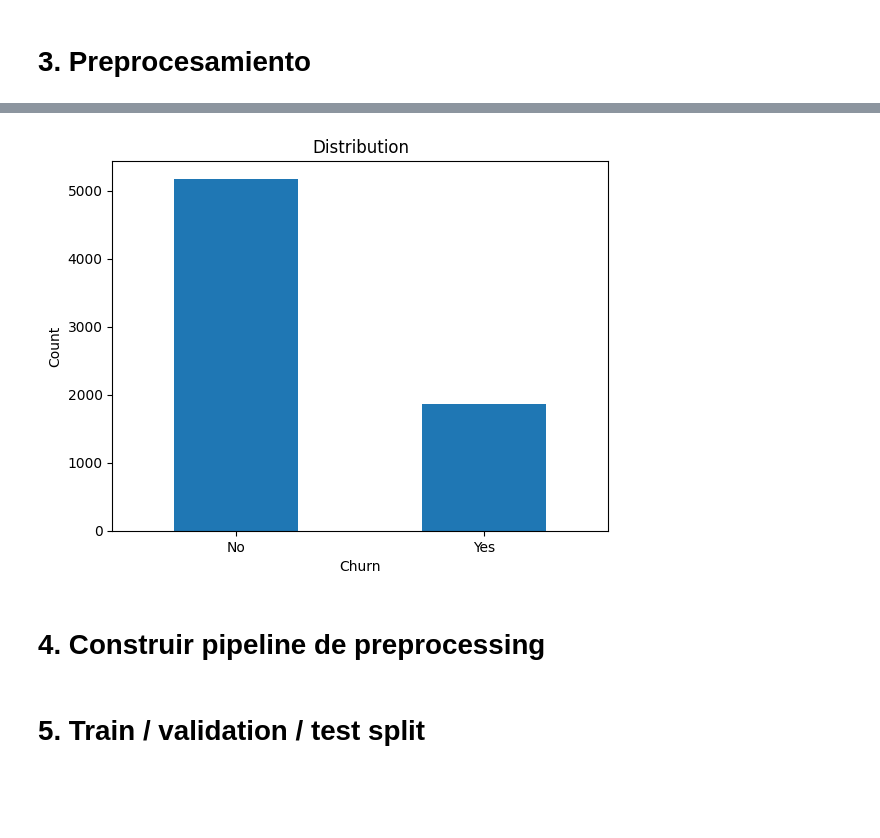
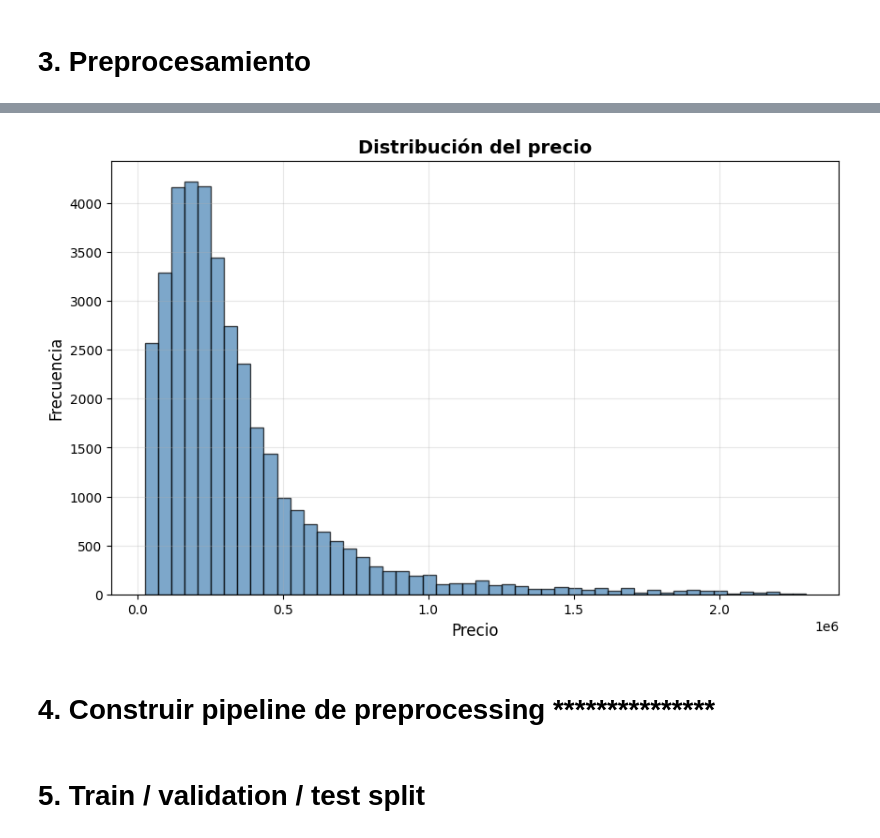
Before and after one commit to emm-gl/WA2501_Machine_Learning_AI, a Jupyter notebook: M&DL2501-Math&DeepLearning/Bloque01/Reto I: Math & Deep learning/Reto_I_Math_&_Deep_Learning.ipynb, the cells around one changed output, grey strips where cells are left out. Drawn from its saved outputs; the diff is of its cells as text; code cells hidden in the pictures; blank space fills up the shorter version.

```diff
--- a/M&DL2501-Math&DeepLearning/Bloque01/Reto I: Math & Deep learning/Reto_I_Math_&_Deep_Learning.ipynb
+++ b/M&DL2501-Math&DeepLearning/Bloque01/Reto I: Math & Deep learning/Reto_I_Math_&_Deep_Learning.ipynb
@@ -173,11 +359,13 @@ df
-# %%
-counts = df['Churn'].value_counts()
-counts.plot.bar(rot=0) # rot=0 prevents x-axis labels from rotating
-plt.title('Distribution')
-plt.xlabel('Churn')
-plt.ylabel('Count')
-plt.show()
-# %% [output]
-[figure, removed]
+# %%
+# Histograma simple
+plt.figure(figsize=(10, 6))
+plt.hist(y, bins=50, color='steelblue', edgecolor='black', alpha=0.7)
+plt.xlabel('Precio', fontsize=12)
+plt.ylabel('Frecuencia', fontsize=12)
+plt.title('Distribución del precio', fontsize=14, fontweight='bold')
+plt.grid(alpha=0.3)
+plt.show()
+# %% [output]
+[figure, added]
 # %% [markdown]
-# 4. Construir pipeline de preprocessing
+# 4. Construir pipeline de preprocessing ***************
```
Also changed, not shown: parts of 27 cells of this notebook.
